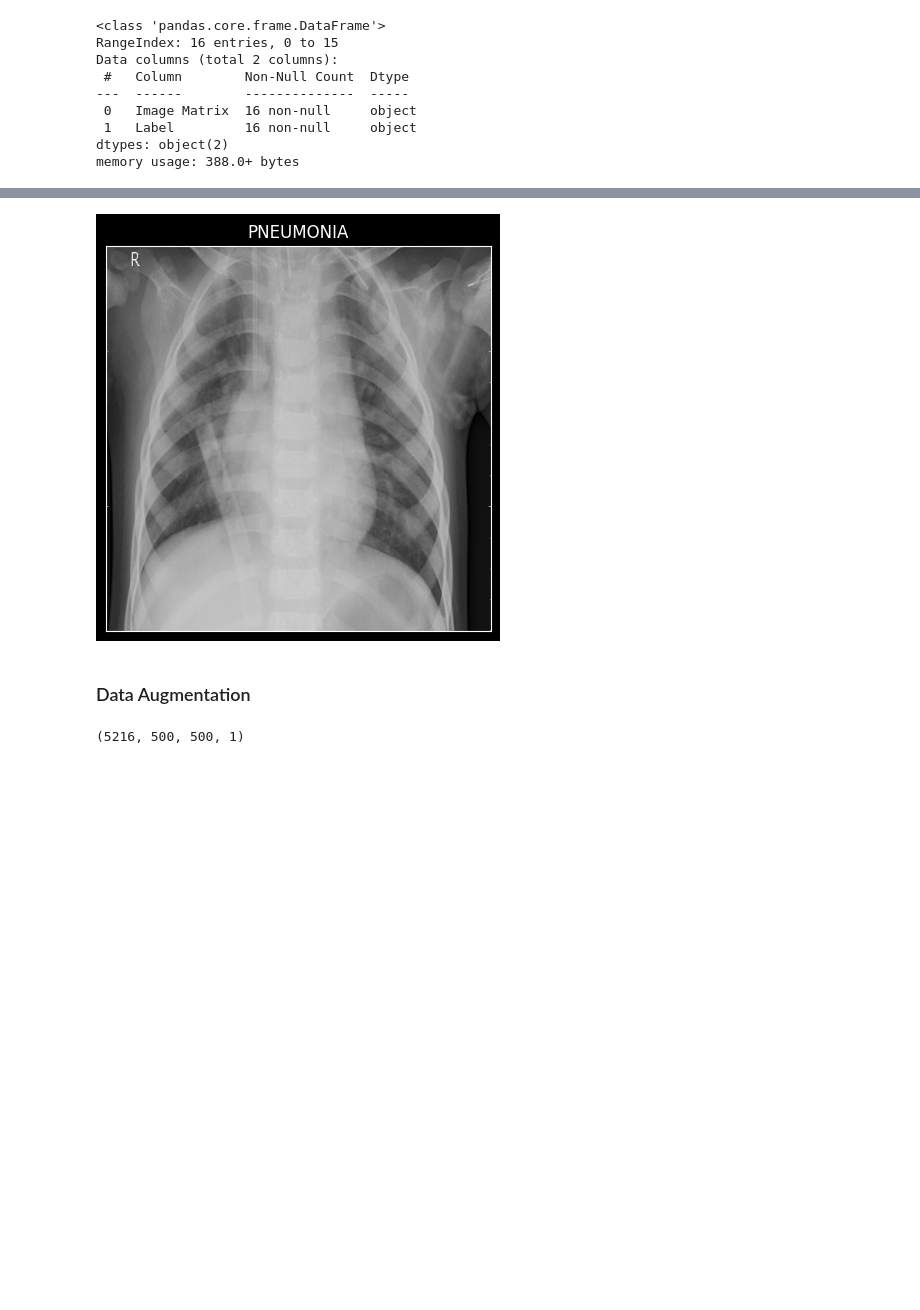
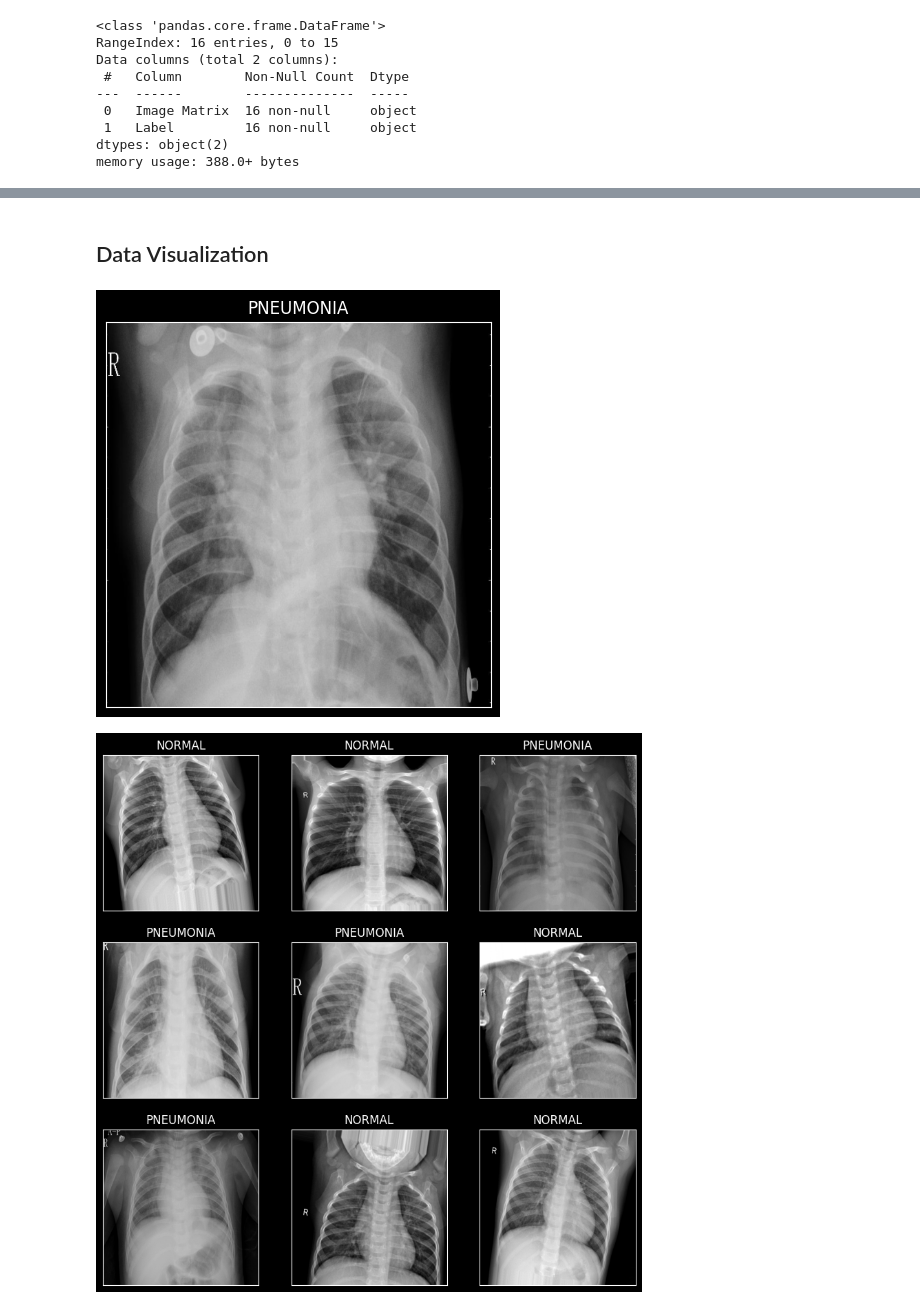
Before and after one commit to AIBabyTeaching/deep-learning-project-HazemAbdelghafar, a Jupyter notebook: PDX.ipynb, the cells around one changed output, grey strips where cells are left out. Drawn from its saved outputs; the diff is of its cells as text; code cells hidden in the pictures; blank space fills up the shorter version.

```diff
--- a/PDX.ipynb
+++ b/PDX.ipynb
@@ -42,5 +42,11 @@ def load_imgs(path):
 # %%
-training_set = ['./input/train','./input/test','./input/val']
+train_path = os.path.join(os.getcwd(), 'input\\train')
+
+test_path = os.path.join(os.getcwd(), 'input\\test')
+
+val_path = os.path.join(os.getcwd(), 'input\\val')
+
+training_set = [train_path, test_path, val_path]
 
 labels = ['NORMAL', 'PNEUMONIA'] # 0 = Normal, 1 = Pneumonia
 
@@ -54,9 +60,11 @@ for x, data_dir in enumerate(training_set):
     for label in labels:
         path = os.path.join(data_dir, label)
         for img in os.listdir(path):
-            img_arr = load_imgs(os.path.join(path, img)) # Loading the images
-            resized_arr = cv.resize(img_arr, (img_size, img_size)) /255 # Reshaping images to preferred size
-            norm_image = cv.normalize(resized_arr, None, alpha=0, beta=1, norm_type=cv.NORM_MINMAX, dtype=cv.CV_32F) # Normalizing the images from range [0,1]
+            img_arr = cv2.imread(os.path.join(path, img), cv2.IMREAD_GRAYSCALE) # Loading the images
+            if img_arr is None:
+                continue
+            resized_arr = cv2.resize(img_arr, (img_size, img_size)) # Reshaping images to preferred size
+            norm_image = cv2.normalize(resized_arr, None, alpha=0, beta=1, norm_type=cv2.NORM_MINMAX, dtype=cv2.CV_32F) # Normalizing the images from range [0,1]
             if x == 0:
                 train_data.append([norm_image, label]) # Adding image array and label to the train_data list
             elif x == 1:
@@ -67,12 +75,13 @@ for x, data_dir in enumerate(training_set):
 train_df = pd.DataFrame(train_data, columns=['Image Matrix', 'Label'])
 test_df = pd.DataFrame(test_data, columns=['Image Matrix', 'Label'])
 val_df = pd.DataFrame(val_data, columns=['Image Matrix', 'Label'])
-# %%
-# Dataframes
-# Shuffling the dataframes to avoid bias
-train_df = train_df.sample(frac=1).reset_index(drop=True)
-test_df = test_df.sample(frac=1).reset_index(drop=True)
-val_df = val_df.sample(frac=1).reset_index(drop=True)
+# %%
+# Normal labeled images are loaded first, then Pneumonia labeled images are loaded second
+# Therefore, we need to shuffle the dataframes to avoid bias
+
+train_df = shuffle(train_df)
+test_df = shuffle(test_df)
+val_df = shuffle(val_df)
 # %%
 train_df.sample(5)
 # %% [output]
@@ -121,3 +138,5 @@ memory usage: 388.0+ bytes
+# %% [markdown]
+## Data Visualization
 # %%
 # Image example of the dataset
 rand_num = random.randint(0, 5215)
@@ -128,6 +147,4 @@ plt.xticks([])
 plt.yticks([])
 plt.show()
 # %% [output]
-[figure, old version]
+[figure, new version]
-# %% [markdown]
-### Data Augmentation
@@ -156,4 +151,12 @@ datagen.fit(train_images)
-# %%
-train_images.shape
-# %% [output]
-(5216, 500, 500, 1)
+# %%
+# visualize the data
+plt.figure(figsize=(10, 10))
+for i in range(9):
+    plt.subplot(3, 3, i + 1)
+    plt.imshow(train_df['Image Matrix'][i], cmap='gray')
+    plt.title(train_df['Label'][i])
+    plt.xticks([])
+    plt.yticks([])
+plt.show()
+# %% [output]
+[figure, added]
```
Also changed, not shown: parts of 10 cells of this notebook.
